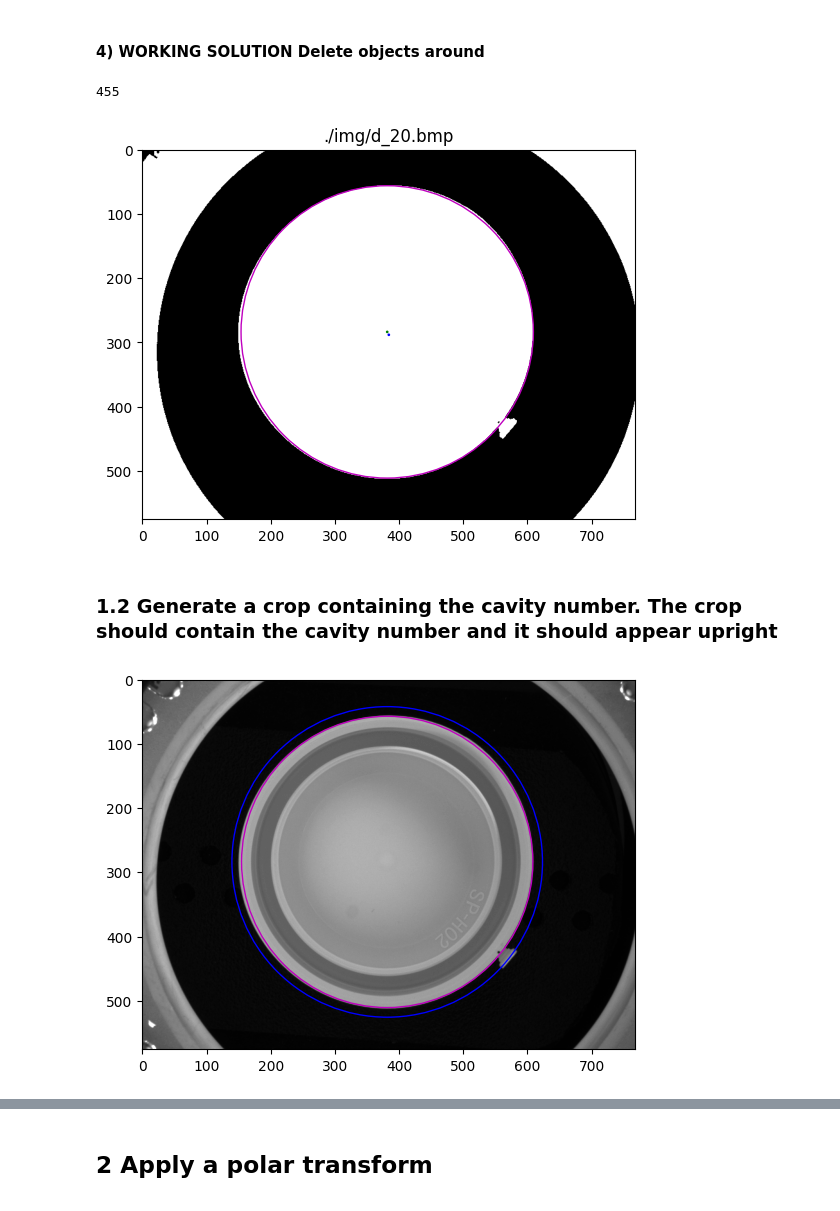
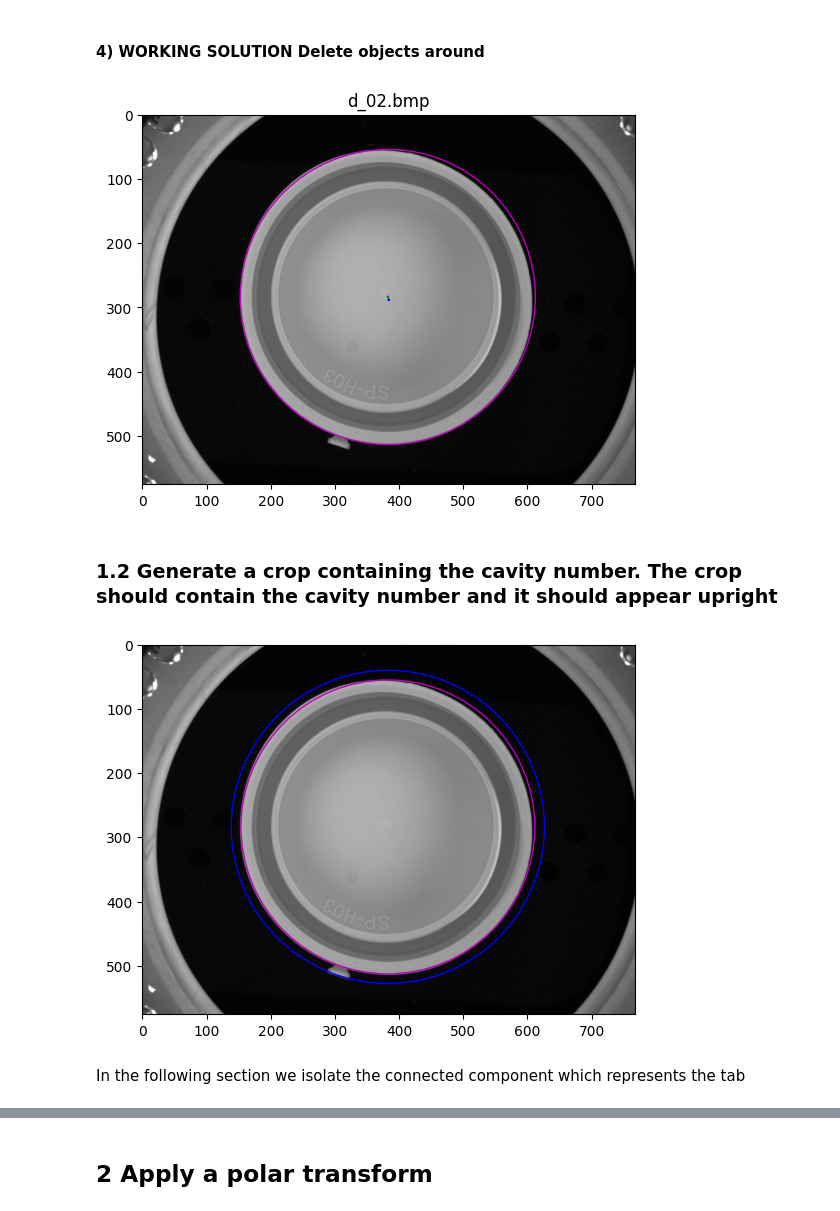
Before and after one commit to taglioIsCoding/CapInspection, a Jupyter notebook: single_cap.ipynb, the cells around one changed output, grey strips where cells are left out. Cells and saved outputs as stored; diff of their text form; code cells hidden in the pictures.

```diff
--- a/single_cap.ipynb
+++ b/single_cap.ipynb
@@ -15,11 +15,12 @@ import sys
 %matplotlib inline
 
 WARP_COEFF = 3.5
+BINARY_TRESHOLD = 20
+ANNULAR_REGION_SIZE = 15
 
-filename="./img/d_20.bmp"
-image = cv2.imread(filename, cv2.COLOR_BGR2GRAY)
-#image = image[:,:, 0]
-#image = cv2.resize(image, (0, 0), fx =2, fy = 2)
+path="./img/d_02.bmp"
+filename = path.split("/")[-1]
+image = cv2.imread(path, cv2.COLOR_BGR2GRAY)
 plt.imshow(image, cmap='gray', vmin=0, vmax=255)
 plt.show()
 # %% [output]
@@ -30,74 +31,71 @@ plt.show()
 # %% [markdown]
 #### 4) WORKING SOLUTION Delete objects around
 # %%
-_, image_bin = cv2.threshold(image, 40, 255, cv2.THRESH_BINARY)
-# th ,image_bin = cv2.threshold(image.astype(np.uint8),0,255,cv2.THRESH_BINARY+cv2.THRESH_OTSU)
+_, image_bin = cv2.threshold(image, BINARY_TRESHOLD, 255, cv2.THRESH_BINARY)
 
-# edge_detected_image = cv2.Canny(image_bin, 75, 100)
-edge_detected_image = image_bin - cv2.morphologyEx(image_bin, cv2.MORPH_ERODE, np.ones((3,3), np.uint8), iterations=1)
-
+edge_detected_image = image_bin - cv2.erode(image_bin, np.ones((3,3), np.uint8))
 
 middle_line = edge_detected_image[:, int(edge_detected_image.shape[1]/2)]
+
+# nonzero returns an array for each dimension of the input array, middle line is monodimensional so we take the first
 non_zero_indices = np.nonzero(middle_line)[0]
+
+# we take as diameter the distance between the farthest nonzero (fg) pixels among the middle line
 diameter = non_zero_indices[-1]-non_zero_indices[0]
 radius = int(diameter/2)
-
-# edge_detected_image[:, 0:int(edge_detected_image.shape[1]/2) - int(radius*1.05)] = 0
-# edge_detected_image[:, int(edge_detected_image.shape[1]/2) + int(radius*1.05):] = 0
-
-# edge_detected_image[0:int(edge_detected_image.shape[0]/2) - int(radius*1.1), :] = 0
-# edge_detected_image[int(edge_detected_image.shape[0]/2) + int(radius*1.1):, :] = 0
-
 rows = image.shape[0]
 
 found = False
 par2 = 20
+
+# it may append that HoughCircles does not detect circles so we iteratively decrease its param 2
+# the smaller this param is and more "false positives" HoughCircles will find
 while not found and par2 > 5:
     circles = cv2.HoughCircles(edge_detected_image,
-                            cv2.HOUGH_GRADIENT, # Detection method unique that is implemented
-                            1,
-                            rows/4,
-                            param1=500, # Theshold on the gradient
-                            param2=par2,
-                            minRadius=int(radius*0.9),
-                            maxRadius=int(radius*1.1))  # Smaller find more false positives
+                            cv2.HOUGH_GRADIENT, # detection method unique that is implemented
+                            1, # every pixel has an accumulator
+                            rows/4, # minum distance between centers
+                            param1=500, # threshold used for the internal call to Canny edge detector
+                            param2=par2, # threshold that is used with the accumulator array
+                            minRadius=int(radius*0.9), # limit the HoughCircles search
+                            maxRadius=int(radius*1.1))
     if circles is not None and len(circles) > 0:
-        found = not found
+        found = True
     par2 -= 5
 
 ax = plt.subplot(1,1,1)
 ax.set_title(filename)
 if circles is not None:
     if len(circles[0]) > 1:
         print(f"Image {filename} has 2 or more circles")
+
+    # HoughCircles returns a triple nested array of circles, we are interested in the internal list of lists
     for circle in circles[0]:
         center = [circle[0], circle[1]]
         radius = circle[2]
-        center_in_pixels = np.int32(np.around(center))
-        radius_in_pixels = np.int32(np.around(radius))
         circle = plt.Circle(center, radius, color='m', fill=False)
         circle_center = plt.Circle(center, 1, color='g', fill=False)
         img_center = plt.Circle([image_bin.shape[1]/2, image_bin.shape[0]/2], 1, color='b', fill=True)
 
         ax.add_patch(circle)
         ax.add_patch(circle_center)
         ax.add_patch(img_center)
 
 else:
     print(f"Image {filename} has no circles")
 
-ax.imshow(image_bin, cmap='gray', vmin=0, vmax=255)
+ax.imshow(image, cmap='gray', vmin=0, vmax=255)
 
 plt.show()
 # %% [output]
-455
-[figure, old version]
+[figure, new version]
 # %% [markdown]
 ### 1.2 Generate a crop containing the cavity number. The crop should contain the cavity number and it should appear upright
 # %%
 radius_inside = int(radius)
-radius_outside = radius_inside + 15
+radius_outside = radius_inside + ANNULAR_REGION_SIZE
 
+# visualization of the annular region
 fig,ax = plt.subplots(1)
 circle_inside = plt.Circle(center, radius_inside, color='m', fill=False)
 circle_ouside = plt.Circle(center, radius_outside, color='b', fill=False)
@@ -106,5 +104,7 @@ ax.add_patch(circle_ouside)
 ax.imshow(image, cmap='gray', vmin=0, vmax=255)
 plt.show()
 # %% [output]
-[figure, old version]
+[figure, new version]
+# %% [markdown]
+In the following section we isolate the connected component which represents the tab
 # %%
```
Also changed, not shown: parts of 25 cells of this notebook, 1 other file.
